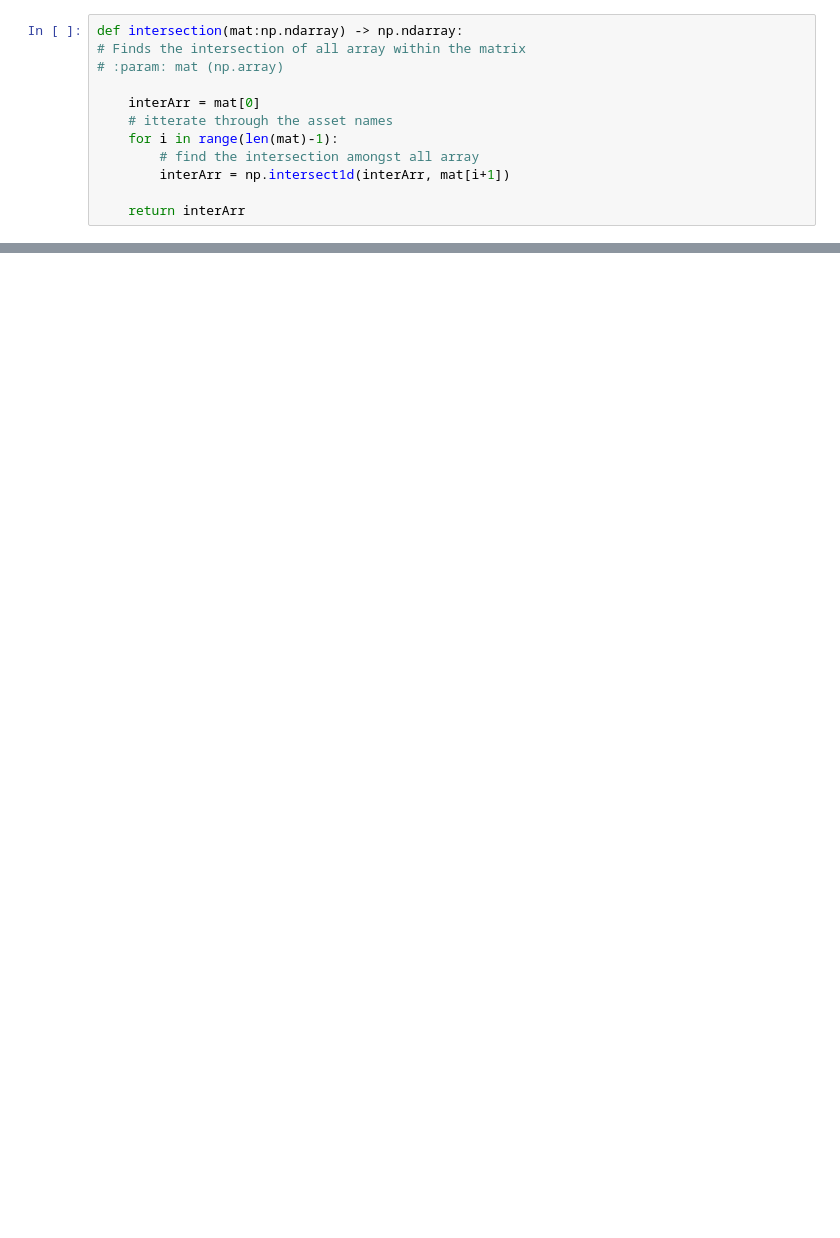
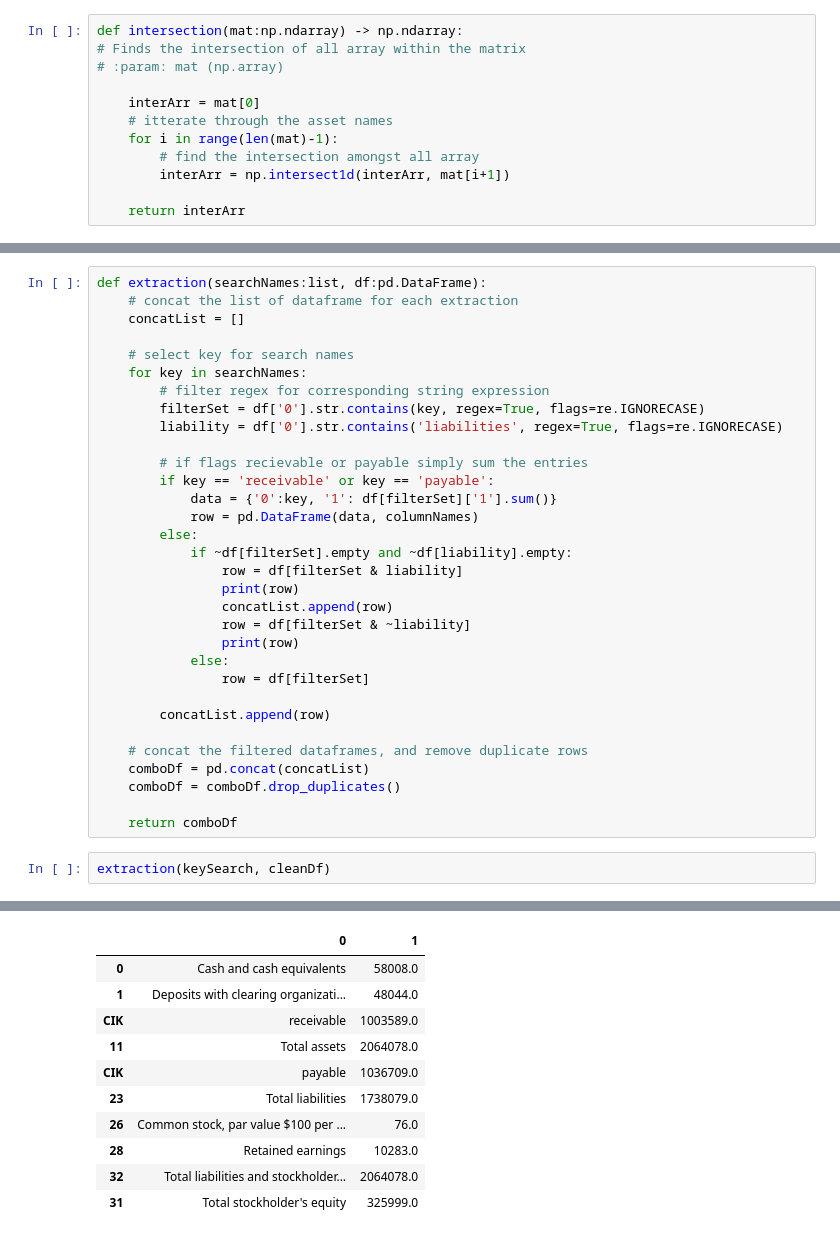
Before and after one commit to fernando-duarte/X17A5, a Jupyter notebook: buildDatabase.ipynb, the cells around one changed output, grey strips where cells are left out. Drawn from its saved outputs; the diff is of its cells as text; blank space fills up the shorter version.

```diff
--- a/buildDatabase.ipynb
+++ b/buildDatabase.ipynb
@@ -92,0 +146,35 @@ array(['ASSETS -', 'Cash and cash equivalents', 'Receivables:',
+# %%
+def extraction(searchNames:list, df:pd.DataFrame):
+    # concat the list of dataframe for each extraction
+    concatList = []
+
+    # select key for search names
+    for key in searchNames:
+        # filter regex for corresponding string expression
+        filterSet = df['0'].str.contains(key, regex=True, flags=re.IGNORECASE)
+        liability = df['0'].str.contains('liabilities', regex=True, flags=re.IGNORECASE)
+
+        # if flags recievable or payable simply sum the entries
+        if key == 'receivable' or key == 'payable':
+            data = {'0':key, '1': df[filterSet]['1'].sum()}
+            row = pd.DataFrame(data, columnNames)
+        else:
+            if ~df[filterSet].empty and ~df[liability].empty:
+                row = df[filterSet & liability]
+                print(row)
+                concatList.append(row)
+                row = df[filterSet & ~liability]
+                print(row)
+            else:
+                row = df[filterSet]
+
+        concatList.append(row)
+
+    # concat the filtered dataframes, and remove duplicate rows
+    comboDf = pd.concat(concatList)
+    comboDf = comboDf.drop_duplicates()
+
+    return comboDf
+# %%
+extraction(keySearch, cleanDf)
+# %% [output]
@@ -92,0 +198,11 @@ array(['ASSETS -', 'Cash and cash equivalents', 'Receivables:',
+|  | 0 | 1 |
+| 0 | Cash and cash equivalents | 58008.0 |
+| 1 | Deposits with clearing organizati... | 48044.0 |
+| CIK | receivable | 1003589.0 |
+| 11 | Total assets | 2064078.0 |
+| CIK | payable | 1036709.0 |
+| 23 | Total liabilities | 1738079.0 |
+| 26 | Common stock, par value $100 per ... | 76.0 |
+| 28 | Retained earnings | 10283.0 |
+| 32 | Total liabilities and stockholder... | 2064078.0 |
+| 31 | Total stockholder's equity | 325999.0 |
```
Also changed, not shown: parts of 21 cells of this notebook.
